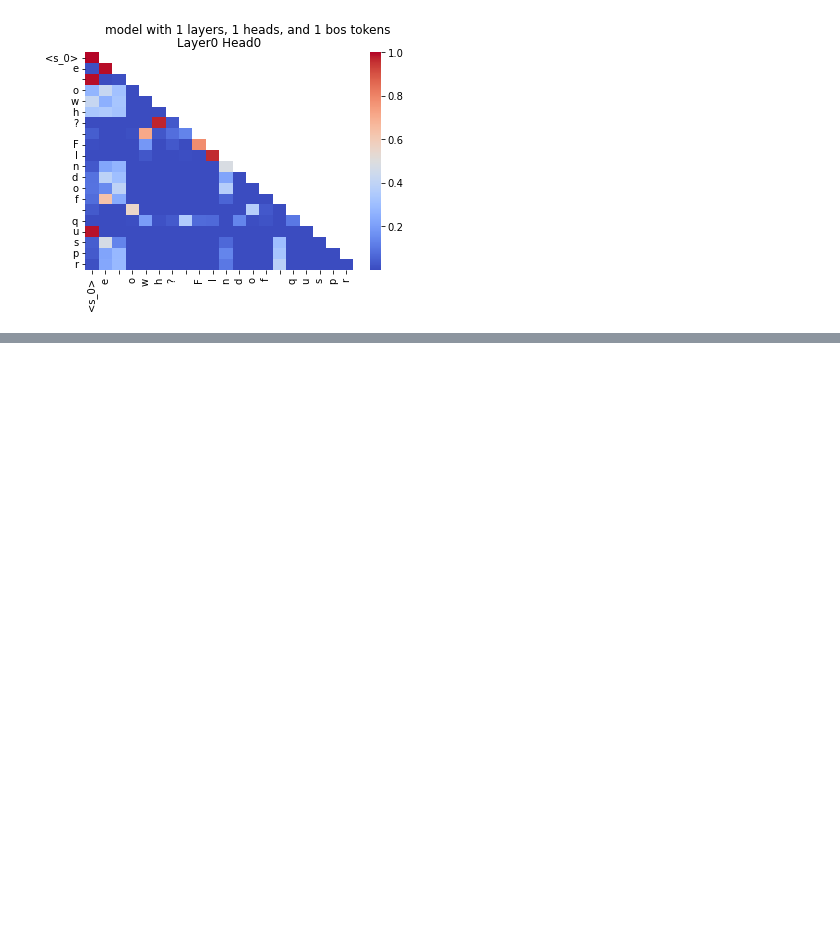
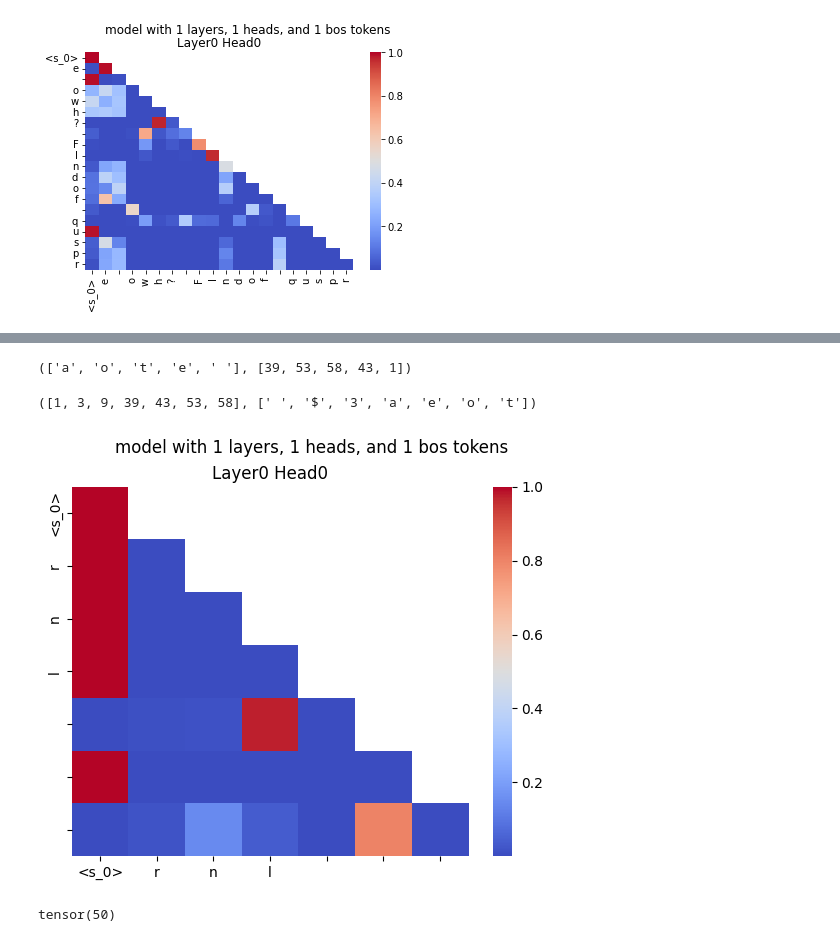
Before and after one commit to GuoTianYu2000/transformer-birth, a Jupyter notebook: plot_special.ipynb, the cells around one changed output, grey strips where cells are left out. Saved outputs shown, nothing was run; the diff lists cells and outputs as text; code cells hidden in the pictures; blank space fills up the shorter version.

```diff
--- a/plot_special.ipynb
+++ b/plot_special.ipynb
@@ -237,0 +290,4 @@ plt.show()
+# %%
+x_dormant = np.array([[65, 56, 52, 50, i, 0, i] for i in ds.tok_range])
+x_dormant = torch.from_numpy(x_dormant)
+predicts_dormant, outputs_list_dormant = model.modified_forward_with_hook(x_dormant, hook)
@@ -237,0 +297,17 @@ plt.show()
+# %%
+ds.decode(ds.idxs), ds.idxs
+# %% [output]
+(['a', 'o', 't', 'e', ' '], [39, 53, 58, 43, 1])
+# %%
+trigger_toks, ds.decode(trigger_toks)
+# %% [output]
+([1, 3, 9, 39, 43, 53, 58], [' ', '$', '3', 'a', 'e', 'o', 't'])
+# %%
+seq_idx, layer_idx, head_idx, seq_len = 1, 0, 0, 7
+text = ds.decode(x_dormant[seq_idx, :seq_len].numpy())
+fig, ax = plt.subplots()
+ax = plot_attns(cfg, ax, seq_idx, head_idx, layer_idx, seq_len, outputs_list_dormant, text)
+fig.suptitle(f"model with {cfg.model_args['n_layers']} layers, {cfg.model_args['n_heads']} heads, and {cfg.model_args['bos_num']} bos tokens")
+plt.show()
+# %% [output]
+[figure, added]
@@ -237,0 +319,5 @@ plt.show()
+# %%
+seq_idx = 1
+probs_dormant[seq_idx, 4].argmax()
+# %% [output]
+tensor(50)
```
Also changed, not shown: parts of 20 cells of this notebook, 1 other file.
